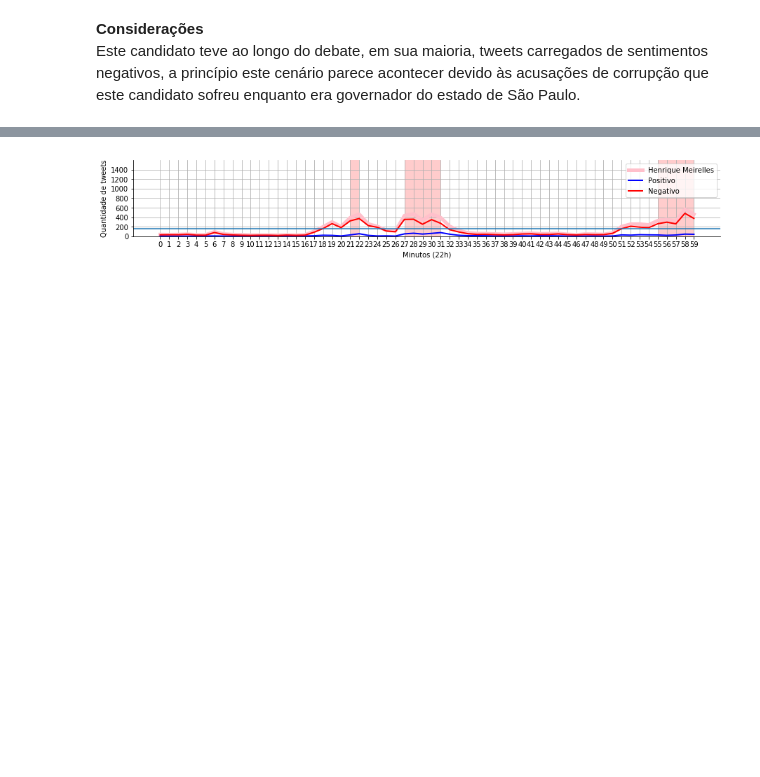
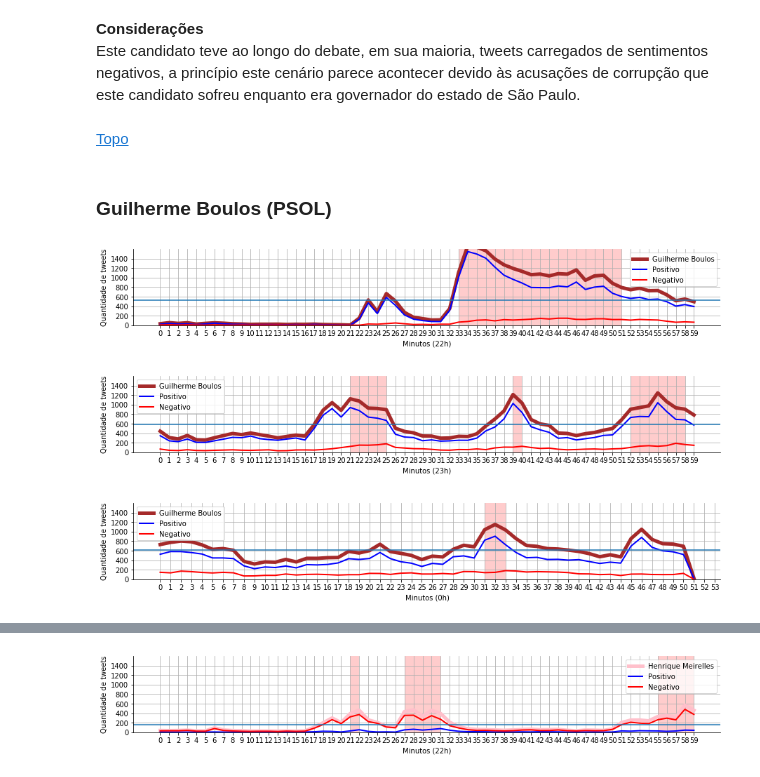
Before and after one commit to bambrozim/DebatePresidenciaveisGlobo2018, a Jupyter notebook: Debate Presidenciáveis Globo - 2018.ipynb, the cells around one changed output, grey strips where cells are left out. Cells and saved outputs as stored; diff of their text form; code cells hidden in the pictures; blank space fills up the shorter version.

Commit message:
Added sentiment analysis candidate Guilherme Boulos

```diff
--- a/Debate Presidenciáveis Globo - 2018.ipynb
+++ b/Debate Presidenciáveis Globo - 2018.ipynb
@@ -116,7 +125,7 @@ tweets.shape
 # %%
 # Criação de variáveis que serão utilizadas no decorrer das análises
 candidatos = ['alvaro', 'ciro', 'haddad', 'alckmin', 'boulos', 'meirelles', 'marina', 'bolsonaro']
-display_candidatos = ['Álvaro Dias', 'Ciro Gomes', 'Fernando Haddad', 'Geraldo Alckmin', 'Guilherme Boulos', 'Henrique Meirelles', 'Marina Silva', 'Jair Bolsonaro']
+display_candidatos = ['Álvaro Dias (Podemos)', 'Ciro Gomes (PDT)', 'Fernando Haddad (PT)', 'Geraldo Alckmin (PSDB)', 'Guilherme Boulos (PSOL)', 'Henrique Meirelles (MDB)', 'Marina Silva (Rede)', 'Jair Bolsonaro (PSL)']
 colors = ['blue', 'green', 'red', 'purple', 'brown', 'pink', 'gray', 'c']
 map_names = {k: v for k, v in zip(candidatos, display_candidatos)}
 # %%
@@ -781,3 +798,13 @@ Neste momento da manifestação o candidato Geraldo Alckmin recitou um conto par
 # %% [markdown]
 **Considerações**<br>
 Este candidato teve ao longo do debate, em sua maioria, tweets carregados de sentimentos negativos, a princípio este cenário parece acontecer devido às acusações de corrupção que este candidato sofreu enquanto era governador do estado de São Paulo.
+# %% [markdown]
+[Topo](#topo)
+# %% [markdown]
+### Guilherme Boulos (PSOL) <a id='boulos'></a>
+# %%
+plot_distribuicao_sentimento(full_tweets, 'boulos', 1.5)
+# %% [output]
+[figure, added]
+[figure, added]
+[figure, added]
```
Also changed, not shown: parts of 30 cells of this notebook.
